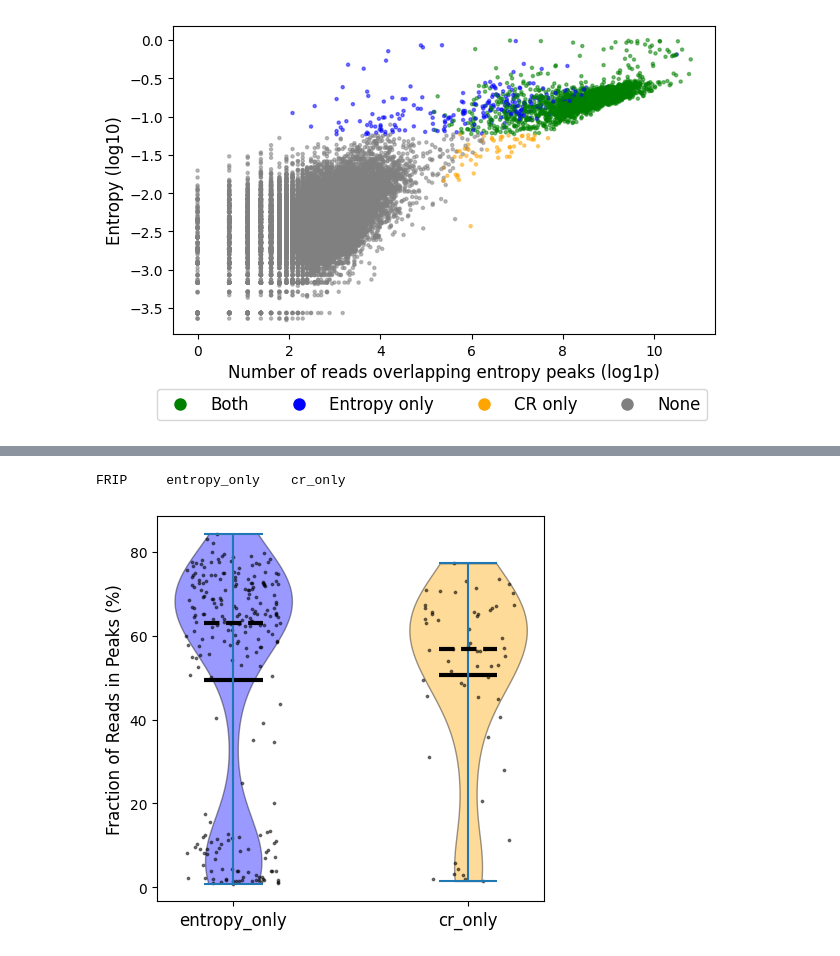
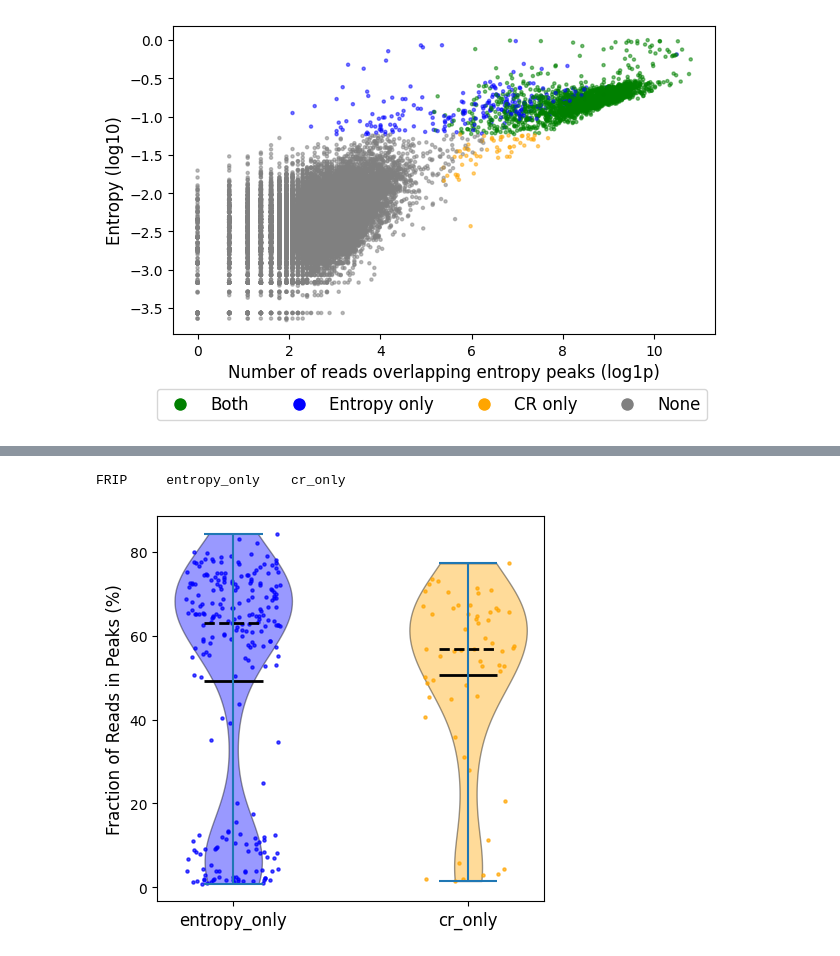
Before and after one commit to streetslab/SADE, a Jupyter notebook: EDA/benchmark_pbmc_compare_w_CR.ipynb, the cells around one changed output, grey strips where cells are left out. Drawn from its saved outputs; the diff is of its cells as text; code cells hidden in the pictures.

```diff
--- a/EDA/benchmark_pbmc_compare_w_CR.ipynb
+++ b/EDA/benchmark_pbmc_compare_w_CR.ipynb
@@ -424,7 +129,7 @@ entropy_df.head()
 # %%
 entropy_df['rna_pass_CR'] = entropy_df['rna_barcodes'].isin(CR_rnamodality_bc['rna_bc'])
 entropy_df['atac_pass_CR'] = entropy_df['atac_bc'].isin(CR_atacmodality_bc['atac_bc'])
-entropy_df['atac_pass_entropy'] = entropy_df['atac_bc'].isin(entropy_peak.obs.index)
+entropy_df['atac_pass_entropy'] = entropy_df['atac_bc'].isin(entropy_filtered_bc_df['atac_bc'])
 # %%
 entropy_df['identified_by_atac'] = entropy_df.apply(
     lambda row: 'both' if row['atac_pass_entropy'] and row['atac_pass_CR'] else
@@ -443,11 +226,11 @@ Name: count, dtype: int64
 # %%
 
 
-fig, ax = plt.subplots( figsize=(7, 4) )
-colors = {'both':'green', 'entropy_only':'blue', 'cr_only':'orange', 'none':'gray'}
-ax.scatter( entropy_df['total_fragment_log1p'], np.log10(entropy_df['Entropy']),  c= entropy_df['identified_by_atac'].map(colors), alpha=0.5, s=5,
+fig, ax = plt.subplots( figsize=(10, 4) )
+colors_map = {'both':'green', 'entropy_only':'blue', 'cr_only':'orange', 'none':'gray'}
+ax.scatter( entropy_df['total_fragment_log1p'], np.log10(entropy_df['Entropy']),  c= entropy_df['identified_by_atac'].map(colors_map), alpha=0.5, s=5,
            )
-handles = [Line2D([0], [0], marker='o', color='w', markerfacecolor=v, label=k, markersize=8) for k, v in colors.items()]
+handles = [Line2D([0], [0], marker='o', color='w', markerfacecolor=v, label=k, markersize=8) for k, v in colors_map.items()]
 ax.legend(title='color', handles=handles, bbox_to_anchor=(0.75, 0.5), loc='upper left')
 ax.set_xlabel('Total ATAC fragments (log1p)', fontsize=12)
 ax.set_ylabel('Entropy (log10)', fontsize=12)
@@ -475,10 +258,10 @@ plt.show()
 
 
 fig, ax = plt.subplots( figsize=(7, 4) )
-colors = {'both':'green', 'entropy_only':'blue', 'cr_only':'orange', 'none':'gray'}
-ax.scatter( np.log1p(entropy_df['Nfrag_overlap_entropy_peak']), np.log10(entropy_df['Entropy']),  c= entropy_df['identified_by_atac'].map(colors), alpha=0.5, s=5,
+colors_map = {'both':'green', 'entropy_only':'blue', 'cr_only':'orange', 'none':'gray'}
+ax.scatter( np.log1p(entropy_df['Nfrag_overlap_entropy_peak']), np.log10(entropy_df['Entropy']),  c= entropy_df['identified_by_atac'].map(colors_map), alpha=0.5, s=5,
            )
-handles = [Line2D([0], [0], marker='o', color='w', markerfacecolor=v, label=k, markersize=8) for k, v in colors.items()]
+handles = [Line2D([0], [0], marker='o', color='w', markerfacecolor=v, label=k, markersize=8) for k, v in colors_map.items()]
 ax.legend(title='color', handles=handles, bbox_to_anchor=(0.75, 0.5), loc='upper left')
 ax.set_xlabel('Number of reads overlapping entropy peaks (log1p)', fontsize=12)
 ax.set_ylabel('Entropy (log10)', fontsize=12)
@@ -500,12 +283,13 @@ ax.legend(handles=[Line2D([0], [0], marker='o', color='w', label='Both',
 [figure]
 # %%
 fig, ax = plt.subplots( figsize=(7, 4) )
-colors = {'both':'green', 'entropy_only':'blue', 'cr_only':'orange', 'none':'gray'}
-ax.scatter( np.log1p(entropy_df['Nfrag_overlap_standard_peak']), np.log10(entropy_df['Entropy']),  c= entropy_df['identified_by_atac'].map(colors), alpha=0.5, s=5,
+colors_map = {'both':'green', 'entropy_only':'blue', 'cr_only':'orange', 'none':'gray'}
+ax.scatter( np.log1p(entropy_df['Nfrag_overlap_standard_peak']), np.log10(entropy_df['Entropy']),  c= entropy_df['identified_by_atac'].map(colors_map), alpha=0.5, s=5,
            )
-handles = [Line2D([0], [0], marker='o', color='w', markerfacecolor=v, label=k, markersize=8) for k, v in colors.items()]
+handles = [Line2D([0], [0], marker='o', color='w', markerfacecolor=v, label=k, markersize=8) for k, v in colors_map.items()]
 ax.legend(title='color', handles=handles, bbox_to_anchor=(0.75, 0.5), loc='upper left')
 ax.set_xlabel('Number of reads overlapping peaks (log1p)', fontsize=12)
+ax.set_xlabel('Fragments overlapping peaks (log1p)', fontsize=12)
 ax.set_ylabel('Entropy (log10)', fontsize=12)
 
 
@@ -666,38 +397,39 @@ vp1 = ax.violinplot( standard_peak_data,
 add_label(vp1, 'In Standard Peaks')
 
 # Overlay jittered scatter points
 np.random.seed(999)
 def add_jittered_points(ax, data_group, position, jitter_width=0.24, color='orange'):
     # Generate random horizontal jitter
     x_jittered = position + np.random.uniform(-jitter_width, jitter_width, size=len(data_group))
-    ax.scatter(x_jittered, data_group, color=color, alpha=0.5, s=3) # s controls point size
+    ax.scatter(x_jittered, data_group, color=color, alpha=0.7, s=5) # s controls point size
 
 
 
 for i, group_data in enumerate(standard_peak_data):
-    add_jittered_points(ax, group_data, x_positions[i], jitter_width=0.2, color='black')
+    add_jittered_points(ax, group_data, x_positions[i], jitter_width=0.2, color='orange' if gps[i]=='cr_only' else 'blue')
+
 
 
 for i, body in enumerate(vp1['bodies']):
     body.set_facecolor('blue' if gps[i]=='entropy_only' else 'orange')
     body.set_edgecolor('black')
     body.set_alpha(0.4)
 vp1['cmedians'].set_color('black')
 vp1['cmedians'].set_linestyles('--')
-vp1['cmedians'].set_linewidth(3)
-vp1['cmeans'].set_linewidth(3)
+vp1['cmedians'].set_linewidth(2)
+vp1['cmeans'].set_linewidth(2)
 vp1['cmeans'].set_color('black')
 
 
 ax.set_xticks(x_positions)
 ax.set_xticklabels(gps, rotation=0, ha='center', fontsize=12)
 ax.set_ylabel('Fraction of Reads in Peaks (%)', fontsize=12)
 
 median_frip_standard_peak = [standard_peak_data[i].median() for i in range(len(gps))]
 print("FRIP \t entropy_only \t cr_only \n")
 # %% [output]
 FRIP     entropy_only    cr_only
-[figure, old version]
+[figure, new version]
 # %%
 colors = {'both':'green', 'entropy_only':'blue', 'cr_only':'orange', 'none':'gray'}
 gps = ['both', 'entropy_only', 'cr_only', 'none']
```
Also changed, not shown: parts of 43 cells of this notebook.
